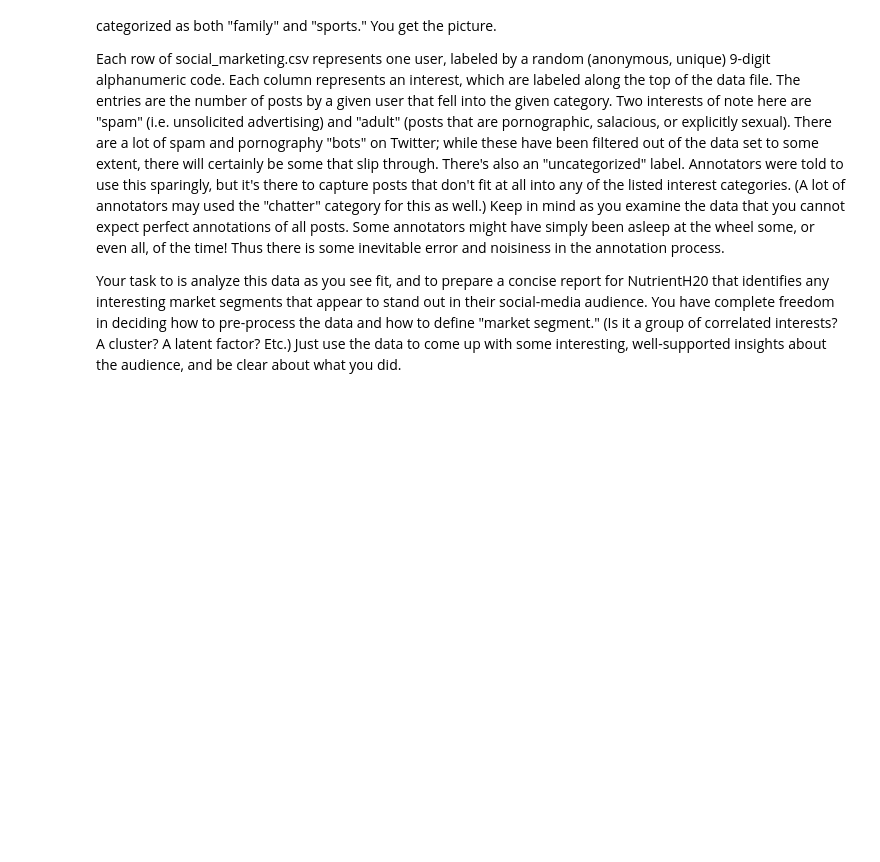
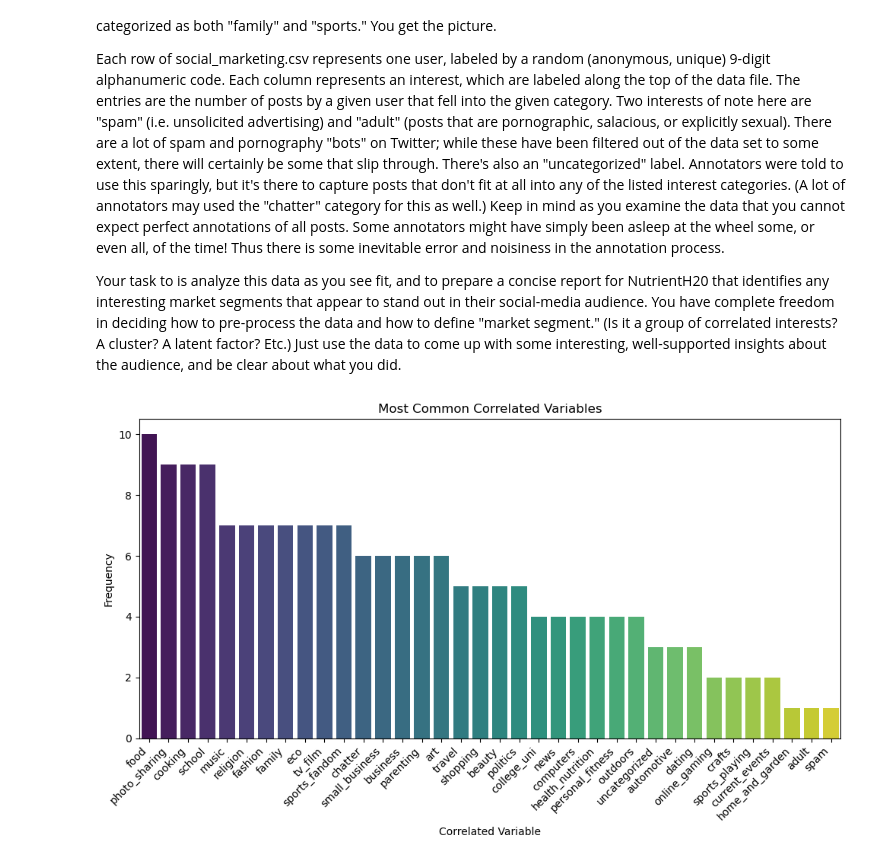
Before and after one commit to alexkim617/STA-380-Part-2-Exercises, a Jupyter notebook: ML Final Submission/Market Segmentation.ipynb, the cells around one changed output. Drawn from its saved outputs; the diff is of its cells as text; code cells hidden in the pictures; blank space fills up the shorter version.

```diff
--- a/ML Final Submission/Market Segmentation.ipynb
+++ b/ML Final Submission/Market Segmentation.ipynb
@@ -15,3 +17,32 @@ from sklearn.preprocessing import StandardScaler
+# %%
+#Calculate Correlation Matrix
+correlation_matrix = social[interest_columns].corr()
+# Create a dictionary to store correlated variables
+correlated_vars = {}
+
+# Explore top correlated variables for each interest
+for interest in interest_columns:
+    # Exclude self-correlation and get top 5 correlated variables
+    top_correlated = correlation_matrix[interest].drop(interest).sort_values(ascending=False)[:5]
+
+    # Store correlated variables in dictionary
+    correlated_vars[interest] = top_correlated.index.tolist()
+
+# Flatten the list of correlated variables and create a frequency count
+correlated_vars_flat = [var for sublist in correlated_vars.values() for var in sublist]
+correlation_count = pd.Series(correlated_vars_flat).value_counts()
+
+# Plot the most common correlated variables
+plt.figure(figsize=(10, 6))
+sns.barplot(x=correlation_count.index, y=correlation_count.values, palette="viridis")
+plt.xlabel("Correlated Variable")
+plt.ylabel("Frequency")
+plt.title("Most Common Correlated Variables")
+plt.xticks(rotation=45, ha="right")
+plt.tight_layout()
+plt.show()
+# %% [output]
+[figure, added]
 # %%
 social = pd.read_csv("social_marketing.csv")
 
```
Also changed, not shown: parts of 4 cells of this notebook.
